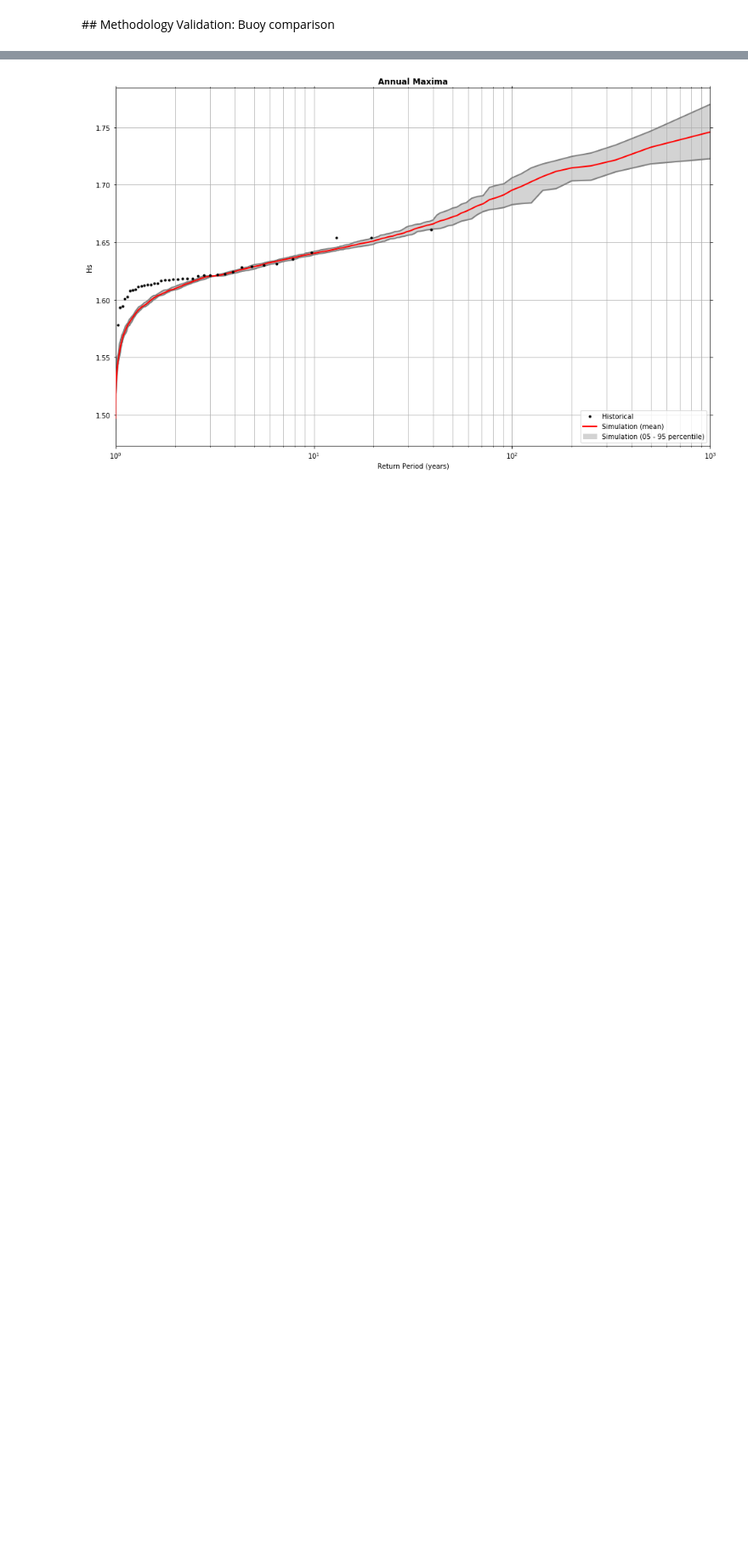
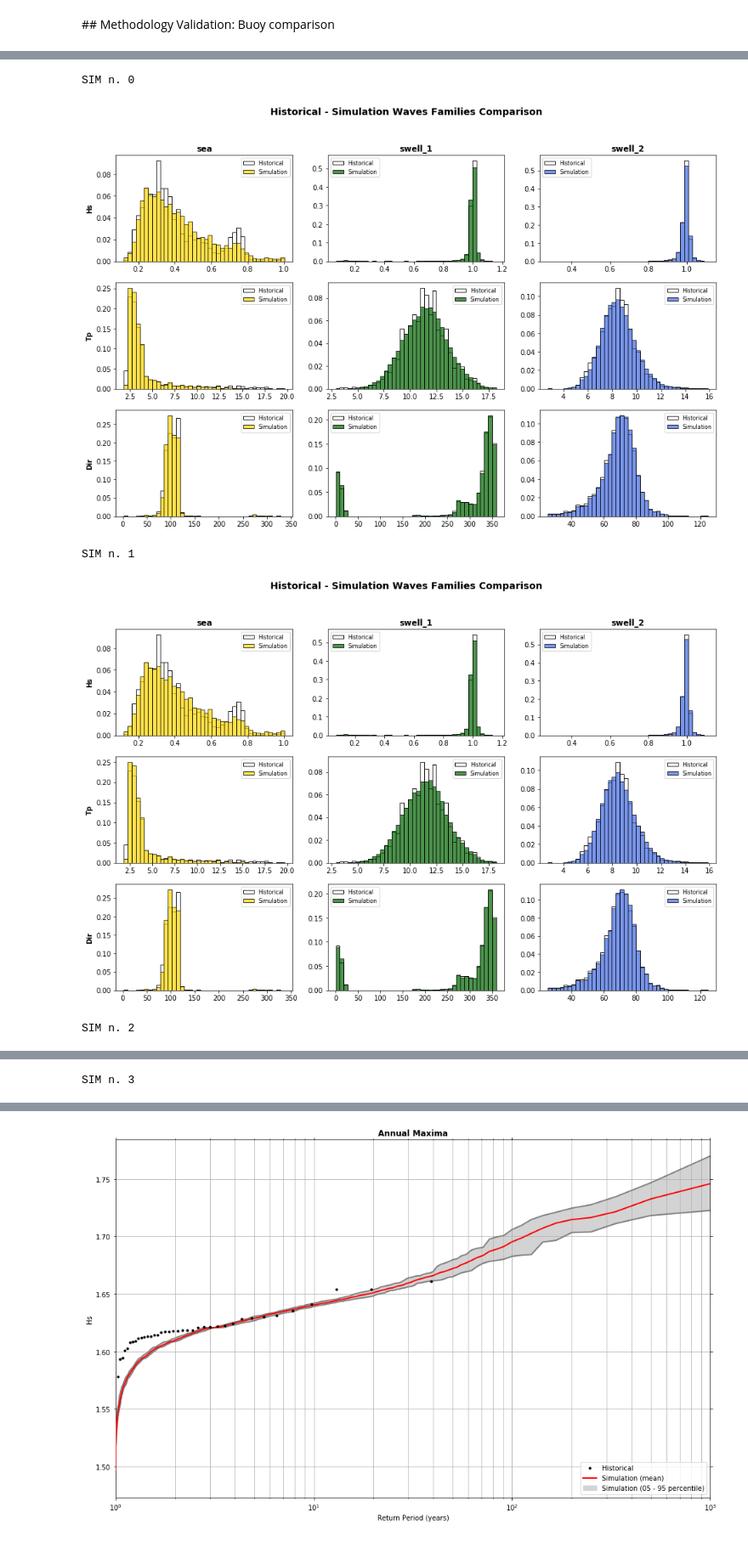
Before and after one commit to teslakit/teslakit, a Jupyter notebook: notebooks/ROI/02_Nearshore/03_RBF_Reconstruction.ipynb, the cells around one changed output, grey strips where cells are left out. Shown at 85% size. Saved outputs shown, nothing was run; the diff lists cells and outputs as text; code cells hidden in the pictures; blank space fills up the shorter version.

Commit message:
RBF Reconstruction SWAN, upgrade notebook, waves plot comparison hist ism

```diff
--- a/notebooks/ROI/02_Nearshore/03_RBF_Reconstruction.ipynb
+++ b/notebooks/ROI/02_Nearshore/03_RBF_Reconstruction.ipynb
@@ -249,8 +243,12 @@ for vn in vns:
 # %%
-# Reconstruct waves by families and aggregate nearshore variables
-rec_h = RBF_Reconstruction_families(WVS_hist)
+# Reconstruct waves by families
+WVS_HIST_rec = RBF_Reconstruction_families(WVS_hist)
 
-WVS_HIST_rec = Aggregate_WavesFamilies(rec_h)
+# aggregate nearshore variables
+WVS_a = Aggregate_WavesFamilies(WVS_HIST_rec)
+WVS_HIST_rec = xr.merge([WVS_HIST_rec, WVS_a])
+
+# calculate AWL
 WVS_HIST_rec['AWL'] = AWL(WVS_HIST_rec.Hs, WVS_HIST_rec.Tp)
 
 
@@ -274,14 +272,19 @@ ix_directional: 2,  optimization: 93.30 | interpolation: 1.04
 l_sims_rec = []
 for data in l_WVS_sim:
 
-    # Reconstruct waves by families and aggregate nearshore variables
-    rec_s = RBF_Reconstruction_families(data)
+    # Reconstruct waves by families
+    WVS_SIM_rec = RBF_Reconstruction_families(data)
 
-    WVS_SIM_rec = Aggregate_WavesFamilies(rec_s)
+    # aggregate nearshore variables
+    WVS_a = Aggregate_WavesFamilies(WVS_SIM_rec)
+    WVS_SIM_rec = xr.merge([WVS_SIM_rec, WVS_a])
+
+    # calculate AWL
     WVS_SIM_rec['AWL'] = AWL(WVS_SIM_rec.Hs, WVS_SIM_rec.Tp)
 
     l_sims_rec.append(WVS_SIM_rec)
 
+
 # store simulations storms waves reconstruction
 db.Save_NEARSHORE_RECONSTRUCTION_SIM_storms(l_sims_rec)
 # %% [output]
@@ -308,0 +316,11 @@ ix_directional: 2,  optimization: 91.82 | interpolation: 27.77
+# %%
+for s, WVS_sim_rec in enumerate(l_sims_rec):
+
+    print('SIM n. {0}'.format(s))
+    Plot_Waves_Histogram_FitSim(WVS_HIST_rec, WVS_sim_rec);
+# %% [output]
+SIM n. 0
+[figure, added]
+SIM n. 1
+[figure, added]
+SIM n. 2
@@ -308,0 +328 @@ ix_directional: 2,  optimization: 91.82 | interpolation: 27.77
+SIM n. 3
```
Also changed, not shown: parts of 11 cells of this notebook.
